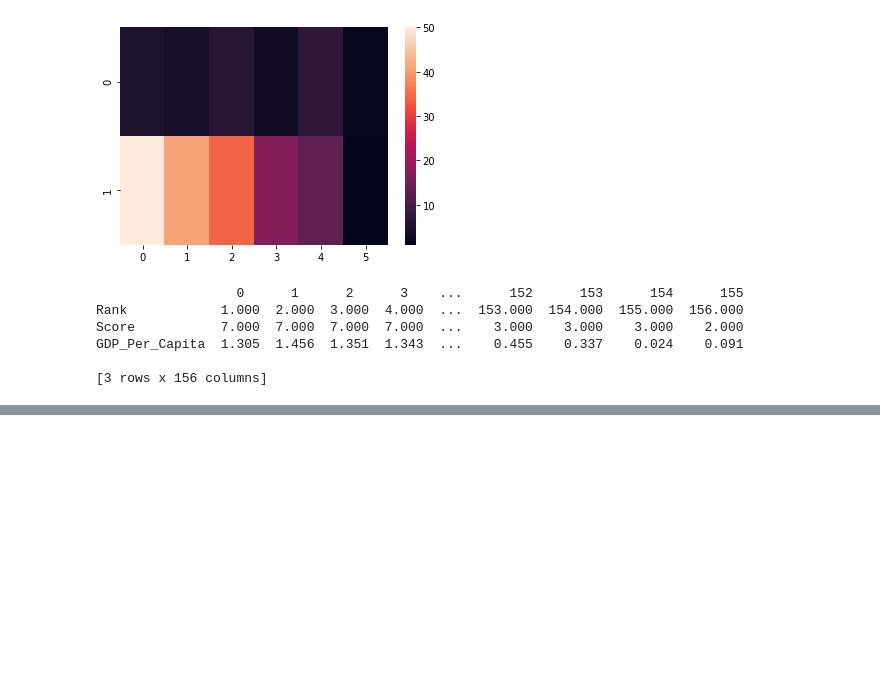
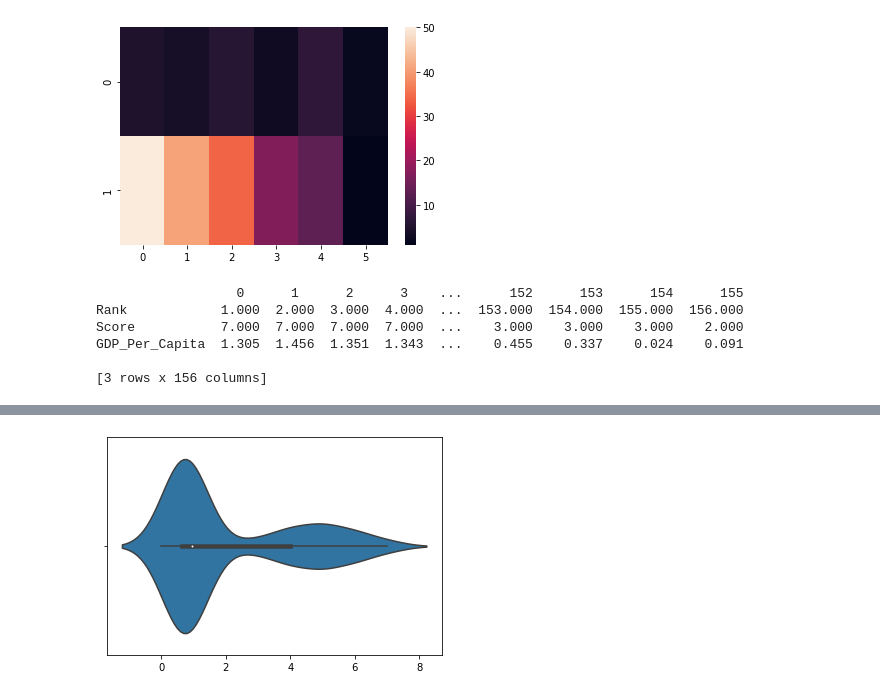
Before and after one commit to sagarbhadra7/Data-Science, a Jupyter notebook: Matplotlib_practice.ipynb, the cells around one changed output, grey strips where cells are left out. Cells and saved outputs as stored; diff of their text form; code cells hidden in the pictures; blank space fills up the shorter version.

```diff
--- a/Matplotlib_practice.ipynb
+++ b/Matplotlib_practice.ipynb
@@ -170 +170,6 @@ sb.heatmap(corr)
 [figure]
+# %%
+sb.violinplot(x=df[['Score','GDP_Per_Capita','Healthy_Life_Expectancy']])
+plt.show()
+# %% [output]
+[figure, added]
```
Also changed, not shown: parts of 16 cells of this notebook.
